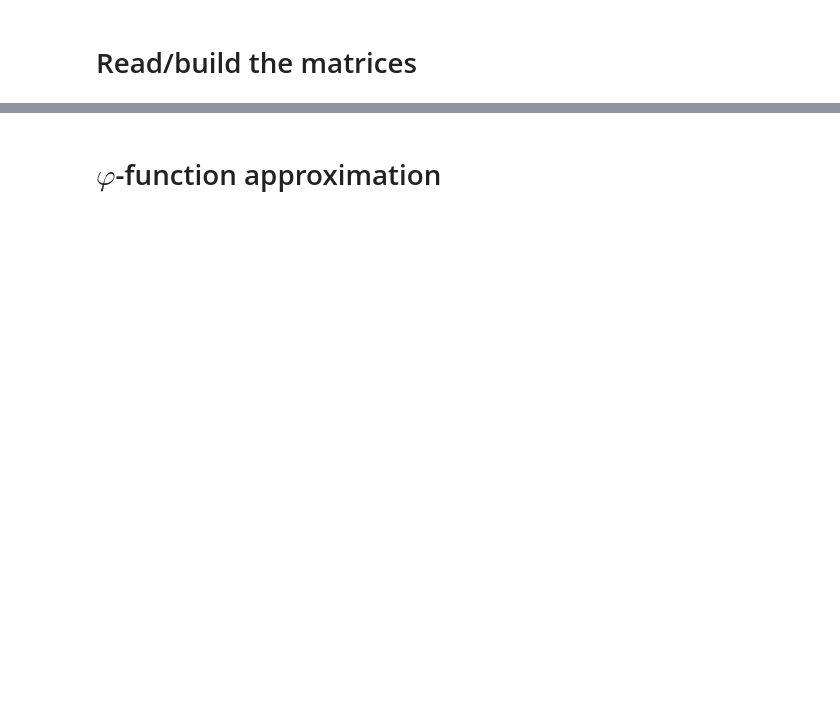
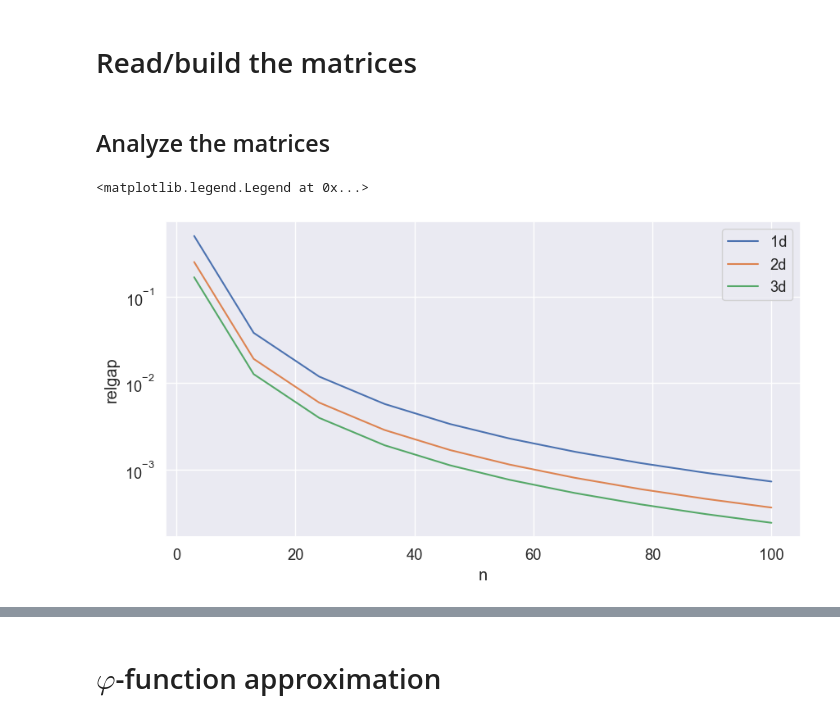
Before and after one commit to sprmsv/KAMF, a Jupyter notebook: experiments.ipynb, the cells around one changed output, grey strips where cells are left out. Saved outputs shown, nothing was run; the diff lists cells and outputs as text; code cells hidden in the pictures; blank space fills up the shorter version.

```diff
--- a/experiments.ipynb
+++ b/experiments.ipynb
@@ -25,0 +27,22 @@ fd_3d = get_FD_matrix(n=16, d=3)
+# %% [markdown]
+## Analyze the matrices
+# %%
+# Relative gap decreases as n gets bigger
+
+fig, ax = plt.subplots(1, 1, figsize=(10, 5))
+
+for d in [1, 2, 3]:
+    ns = []
+    eigs = []
+    for n in np.linspace(3, 100, 10):
+        n = int(n)
+        ns.append(n)
+        eigs.append(calculate_relgap(get_FD_matrix(n=n, d=d)))
+
+    sns.lineplot(x=ns, y=eigs, ax=ax, label=f'{d}d')
+
+ax.set(yscale='log', ylabel='relgap', xlabel='n')
+ax.legend()
+# %% [output]
+<matplotlib.legend.Legend at 0x...>
+[figure, added]
```
Also changed, not shown: parts of 41 cells of this notebook, 34 other files.
